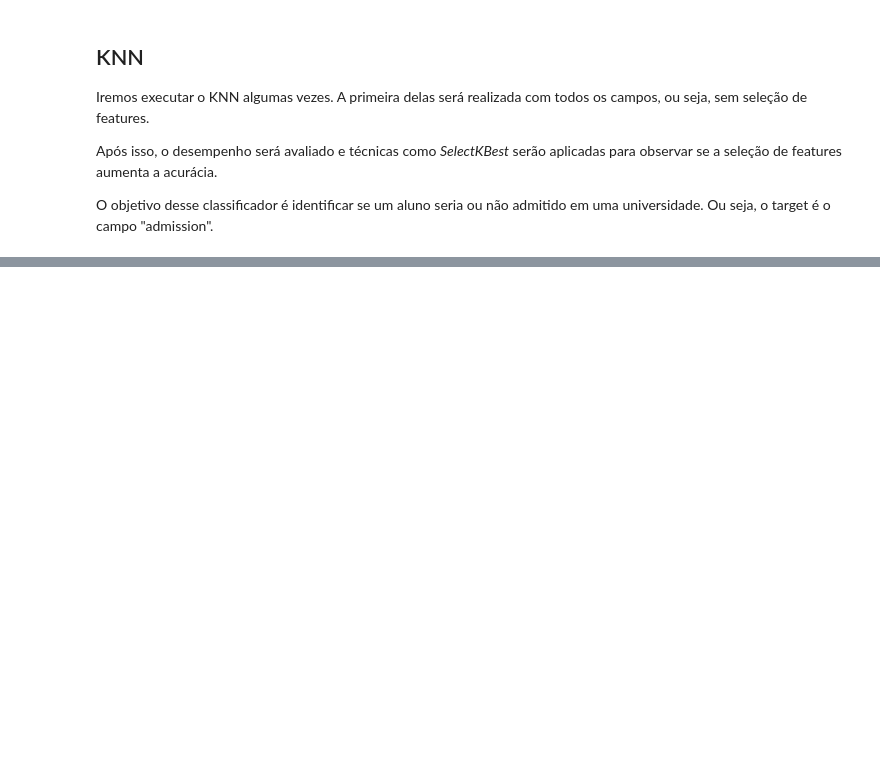
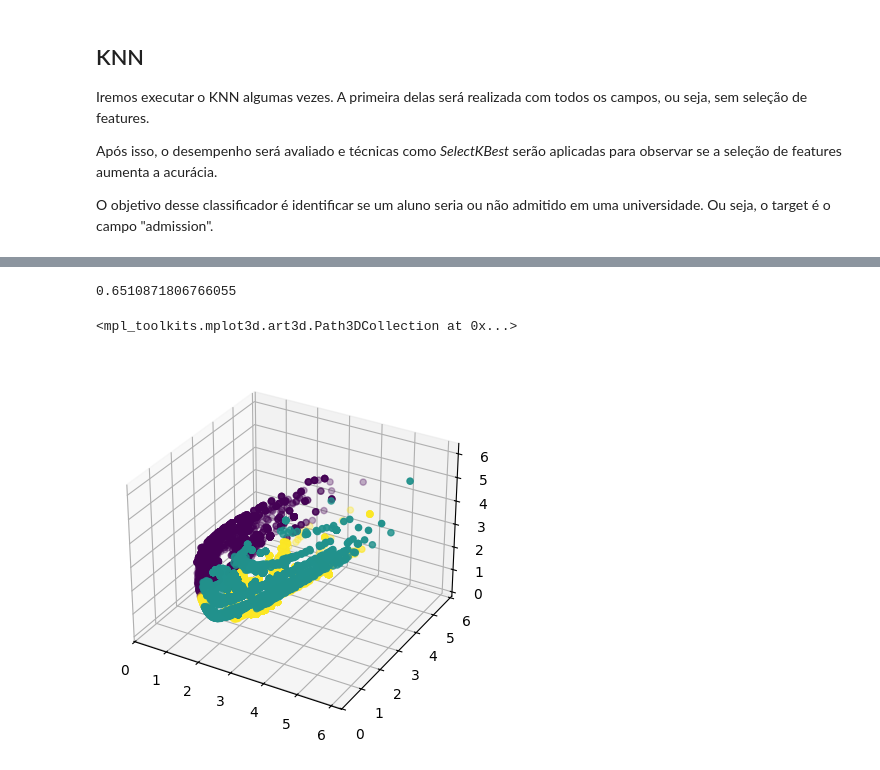
Before and after one commit to felipeVsc/textual_mining, a Jupyter notebook: atv1.ipynb, the cells around one changed output, grey strips where cells are left out. Cells and saved outputs as stored; diff of their text form; code cells hidden in the pictures; blank space fills up the shorter version.

```diff
--- a/atv1.ipynb
+++ b/atv1.ipynb
@@ -414,0 +646,7 @@ Após o teste sem e com seleção de features para obtermos um baseline, podemos
+# %%
+from sklearn import decomposition
+
+pca = decomposition.PCA(n_components=3)
+df_pca = pca.fit_transform(df_final)
+
+df_pca
@@ -414,0 +665,13 @@ Após o teste sem e com seleção de features para obtermos um baseline, podemos
+# %%
+from sklearn.cluster import KMeans
+import matplotlib.pyplot as plt
+
+km = KMeans(n_clusters=3,n_init="auto",random_state=0)
+
+df_pca_transform = km.fit_transform(df_pca)
+results = km.predict(df_pca)
+
+df_clusters = pd.DataFrame(df_pca_transform)
+df_clusters['cluster'] = results
+
+df_clusters.cluster
@@ -414,0 +707,15 @@ Após o teste sem e com seleção de features para obtermos um baseline, podemos
+# %%
+from sklearn.metrics.cluster import rand_score
+
+randscore = rand_score(admission,df_clusters['cluster'])
+print(randscore)
+# %% [output]
+0.6510871806766055
+# %%
+fig = plt.figure()
+ax = fig.add_subplot(111, projection='3d')
+
+ax.scatter(df_clusters[0],df_clusters[1],df_clusters[2],c=df_clusters['cluster'])
+# %% [output]
+<mpl_toolkits.mplot3d.art3d.Path3DCollection at 0x...>
+[figure, added]
```
Also changed, not shown: parts of 68 cells of this notebook.
